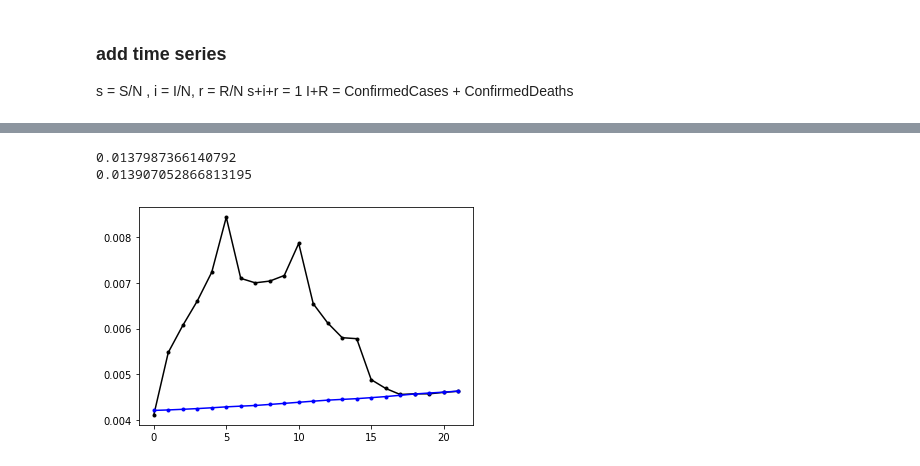
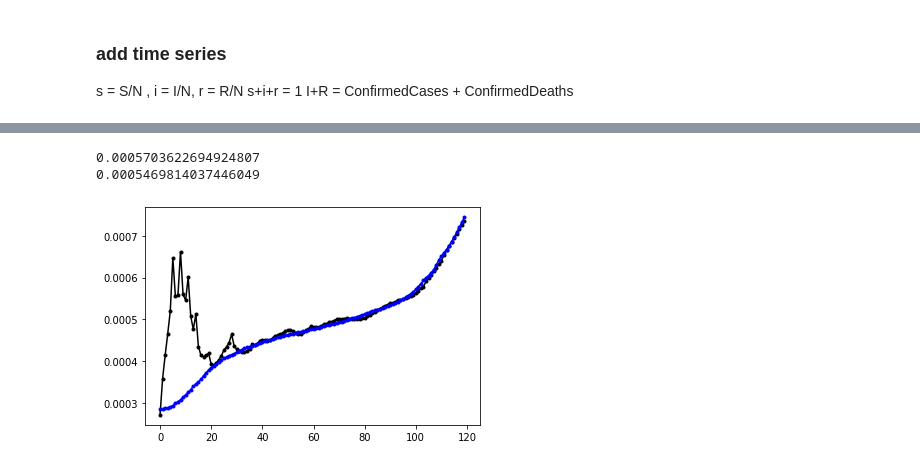
Before and after one commit to xprizetbsi/pandemic_response, a Jupyter notebook: Predictor/predict_clean.ipynb, the cells around one changed output, grey strips where cells are left out. Cells and saved outputs as stored; diff of their text form; code cells hidden in the pictures.

```diff
--- a/Predictor/predict_clean.ipynb
+++ b/Predictor/predict_clean.ipynb
@@ -163,13 +175,13 @@ plt.legend()
 # %%
-plt.plot(x[ :22],  y[:22], '.-', color='black');
-plt.plot(x[:22],y_true[:22], '.-',color='blue')
+plt.plot(x[ :120],  y[:120], '.-', color='black');
+plt.plot(x[:120],y_true[:120], '.-',color='blue')
 
 print(np.mean(y))
 print(np.mean(y_true))
 # %% [output]
-0.0137987366140792
-0.013907052866813195
+0.0005703622694924807
+0.0005469814037446049
-[figure, old version]
+[figure, new version]
 # %%
 plt.plot(sir.beta_list,'.-',label='beta (remove rate)')
 plt.plot(sir.alpha_list,'.-',label='alpha (transmission rate)')
```
Also changed, not shown: parts of 7 cells of this notebook, 9 other files.
